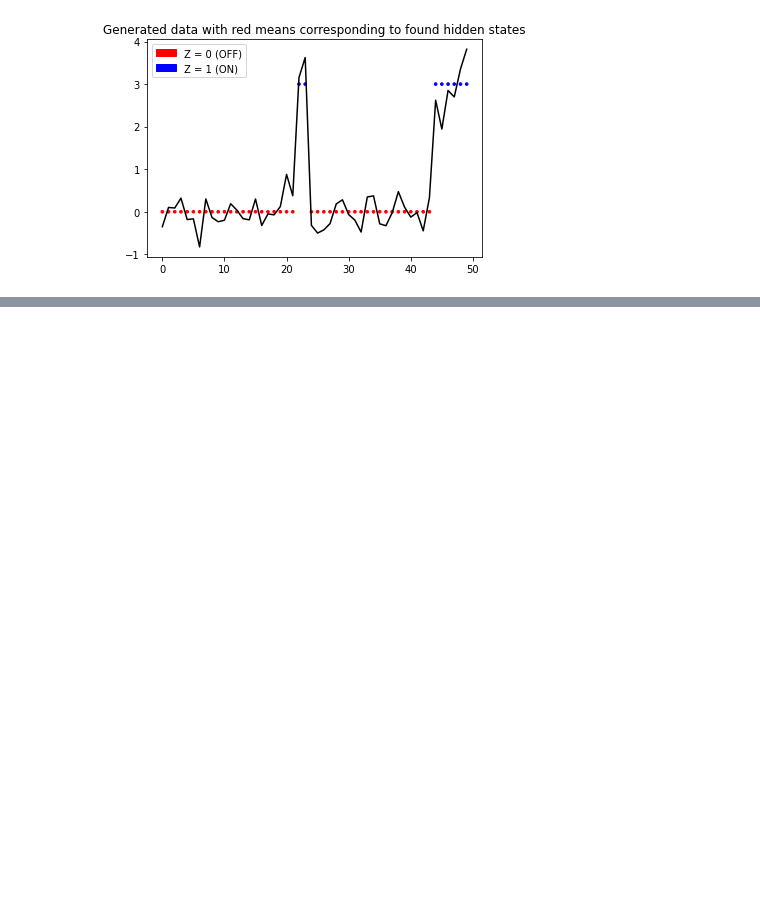
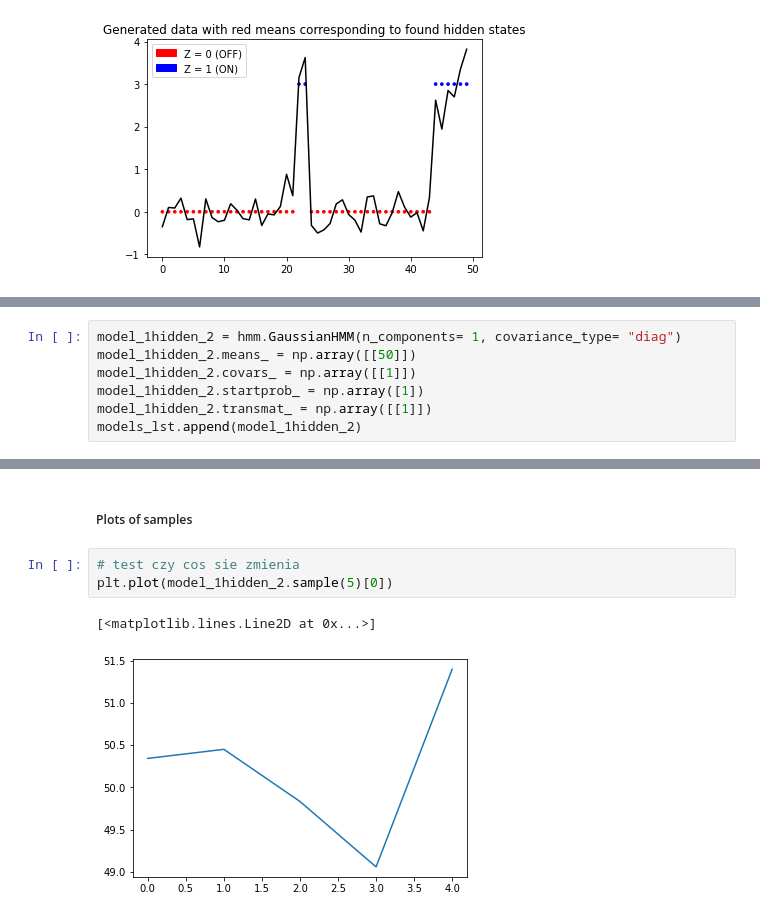
Before and after one commit to mkonopacka/HMM_DTW_v2, a Jupyter notebook: hmm.ipynb, the cells around one changed output, grey strips where cells are left out. Cells and saved outputs as stored; diff of their text form; blank space fills up the shorter version.

```diff
--- a/hmm.ipynb
+++ b/hmm.ipynb
@@ -54,0 +94,7 @@ plt.legend(handles=[red_patch, blue_patch])
+# %%
+model_1hidden_2 = hmm.GaussianHMM(n_components= 1, covariance_type= "diag")
+model_1hidden_2.means_ = np.array([[50]])
+model_1hidden_2.covars_ = np.array([[1]])
+model_1hidden_2.startprob_ = np.array([1])
+model_1hidden_2.transmat_ = np.array([[1]])
+models_lst.append(model_1hidden_2)
@@ -54,0 +140,8 @@ plt.legend(handles=[red_patch, blue_patch])
+# %% [markdown]
+##### Plots of samples
+# %%
+# test czy cos sie zmienia
+plt.plot(model_1hidden_2.sample(5)[0])
+# %% [output]
+[<matplotlib.lines.Line2D at 0x...>]
+[figure, added]
```
Also changed, not shown: parts of 13 cells of this notebook.
